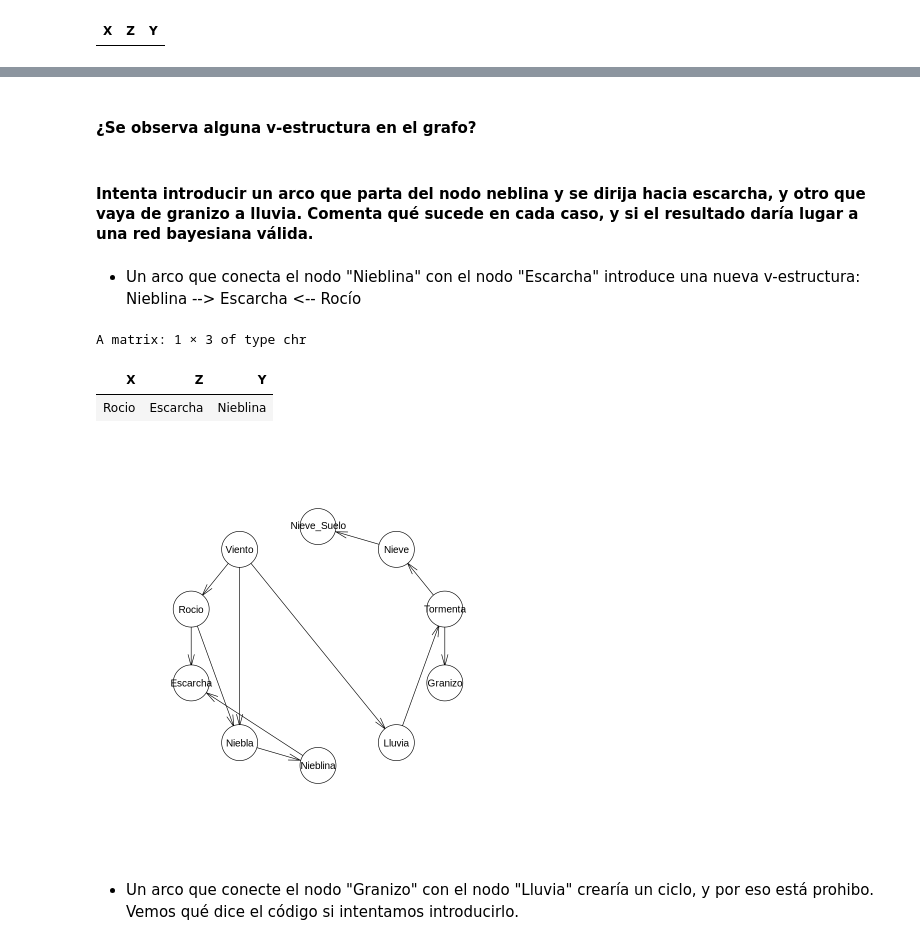
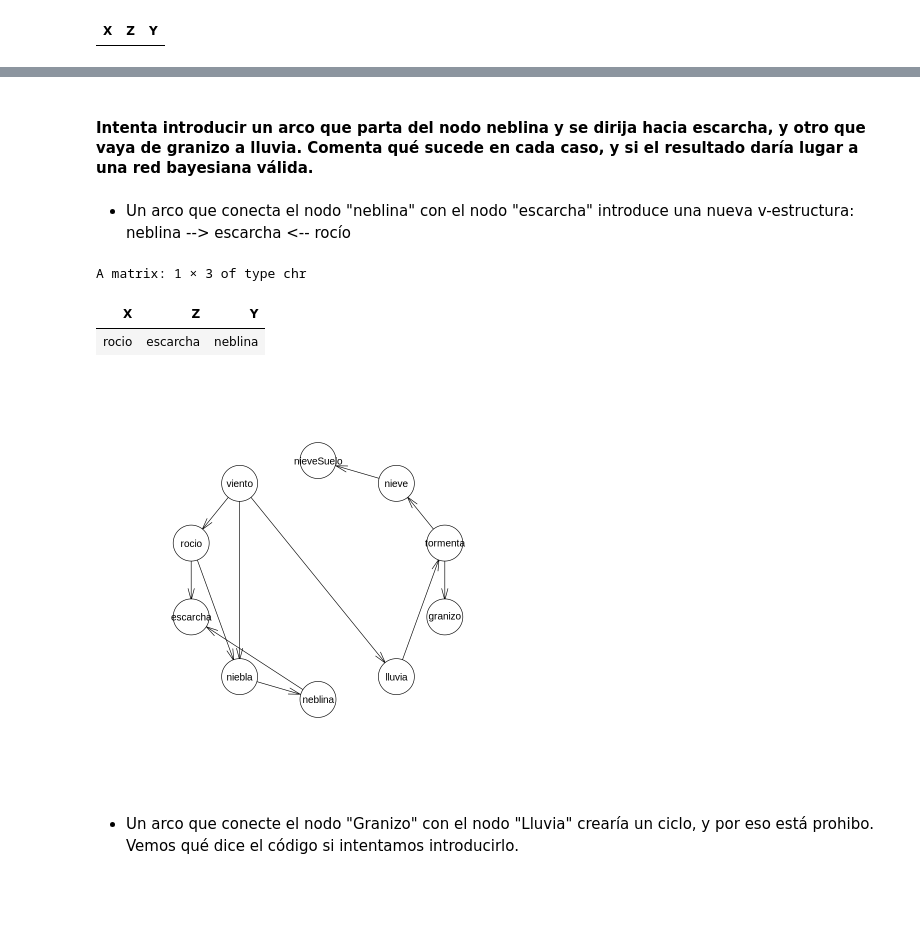
Before and after one commit to NTrevisani/DataScienceMaster, a Jupyter notebook: MachineLearning_2/PracticaRedesBayesianas/Tarea_Trevisani_Nicolo.ipynb, the cells around one changed output, grey strips where cells are left out. Drawn from its saved outputs; the diff is of its cells as text; code cells hidden in the pictures; blank space fills up the shorter version.

```diff
--- a/MachineLearning_2/PracticaRedesBayesianas/Tarea_Trevisani_Nicolo.ipynb
+++ b/MachineLearning_2/PracticaRedesBayesianas/Tarea_Trevisani_Nicolo.ipynb
@@ -45,7 +45,7 @@ The following object is masked from ‘package:stats’:
     sigma
 # %%
 ## Defino el grafo vacío:
-dag <- empty.graph(nodes=c("Viento", "Rocio", "Escarcha", "Niebla", "Nieblina",
-                           "Lluvia", "Granizo", "Tormenta", "Nieve", "Nieve_Suelo"))
+dag <- empty.graph(nodes=c("viento", "rocio", "escarcha", "niebla", "neblina",
+                           "lluvia", "granizo", "tormenta", "nieve", "nieveSuelo"))
 # %%
 # Defino los arcos
@@ -163,20 +167,18 @@ El grafo presenta 3 estructuras divergentes.
-# %% [markdown]
-#### ¿Se observa alguna v-estructura en el grafo?
 # %% [markdown]
 #### Intenta introducir un arco que parta del nodo neblina y se dirija hacia escarcha, y otro que vaya de granizo a lluvia. Comenta qué sucede en cada caso, y si el resultado daría lugar a una red bayesiana válida.
 # %% [markdown]
-- Un arco que conecta el nodo "Nieblina" con el nodo "Escarcha" introduce una nueva v-estructura: <br>
-    Nieblina --> Escarcha <-- Rocío
+- Un arco que conecta el nodo "neblina" con el nodo "escarcha" introduce una nueva v-estructura: <br>
+    neblina --> escarcha <-- rocío
 # %%
-dag <- set.arc(dag, from = "Nieblina", to = "Escarcha")
+dag <- set.arc(dag, from = "neblina", to = "escarcha")
 vstructs(dag)
 
 plot(dag)
 # %% [output]
 A matrix: 1 × 3 of type chr
 | X | Z | Y |
-| Rocio | Escarcha | Nieblina |
+| rocio | escarcha | neblina |
-[figure, old version]
+[figure, new version]
 # %% [markdown]
 - Un arco que conecte el nodo "Granizo" con el nodo "Lluvia" crearía un ciclo, y por eso está prohibo. Vemos qué dice el código si intentamos introducirlo.
 # %%
```
Also changed, not shown: parts of 36 cells of this notebook, 2 other files.
